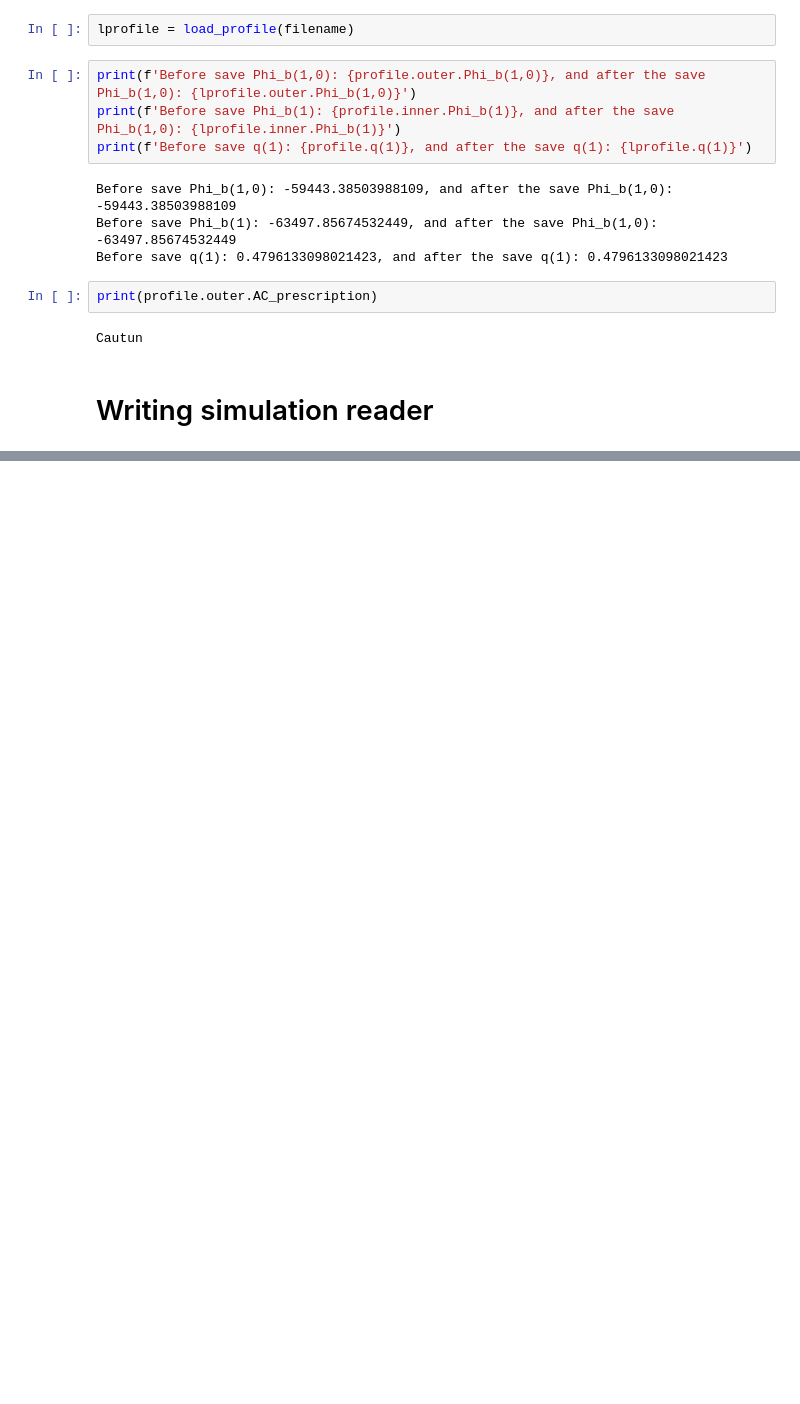
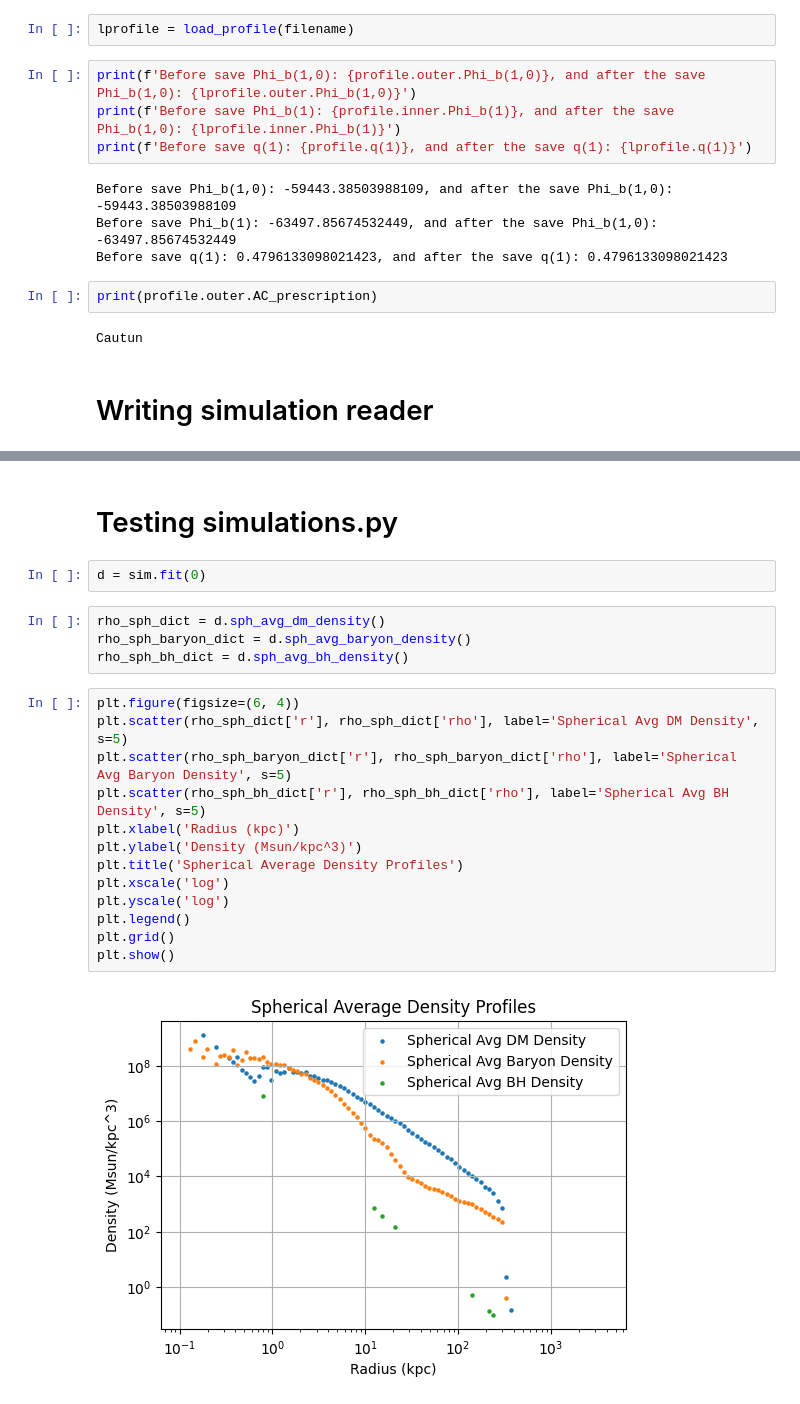
Before and after one commit to AdamSmithOrlik/nonspherical-sidm-jeans-model, a Jupyter notebook: examples/dev.ipynb, the cells around one changed output, grey strips where cells are left out. Drawn from its saved outputs; the diff is of its cells as text; blank space fills up the shorter version.

Commit message:
Added simulation.py file.

```diff
--- a/examples/dev.ipynb
+++ b/examples/dev.ipynb
@@ -223,0 +233,23 @@ star_rho: <class 'h5py._hl.dataset.Dataset'>
+# %% [markdown]
+# Testing simulations.py
+# %%
+d = sim.fit(0)
+# %%
+rho_sph_dict = d.sph_avg_dm_density()
+rho_sph_baryon_dict = d.sph_avg_baryon_density()
+rho_sph_bh_dict = d.sph_avg_bh_density()
+# %%
+plt.figure(figsize=(6, 4))
+plt.scatter(rho_sph_dict['r'], rho_sph_dict['rho'], label='Spherical Avg DM Density', s=5)
+plt.scatter(rho_sph_baryon_dict['r'], rho_sph_baryon_dict['rho'], label='Spherical Avg Baryon Density', s=5)
+plt.scatter(rho_sph_bh_dict['r'], rho_sph_bh_dict['rho'], label='Spherical Avg BH Density', s=5)
+plt.xlabel('Radius (kpc)')
+plt.ylabel('Density (Msun/kpc^3)')
+plt.title('Spherical Average Density Profiles')
+plt.xscale('log')
+plt.yscale('log')
+plt.legend()
+plt.grid()
+plt.show()
+# %% [output]
+[figure, added]
```
Also changed, not shown: parts of 11 cells of this notebook, 2 other files.
